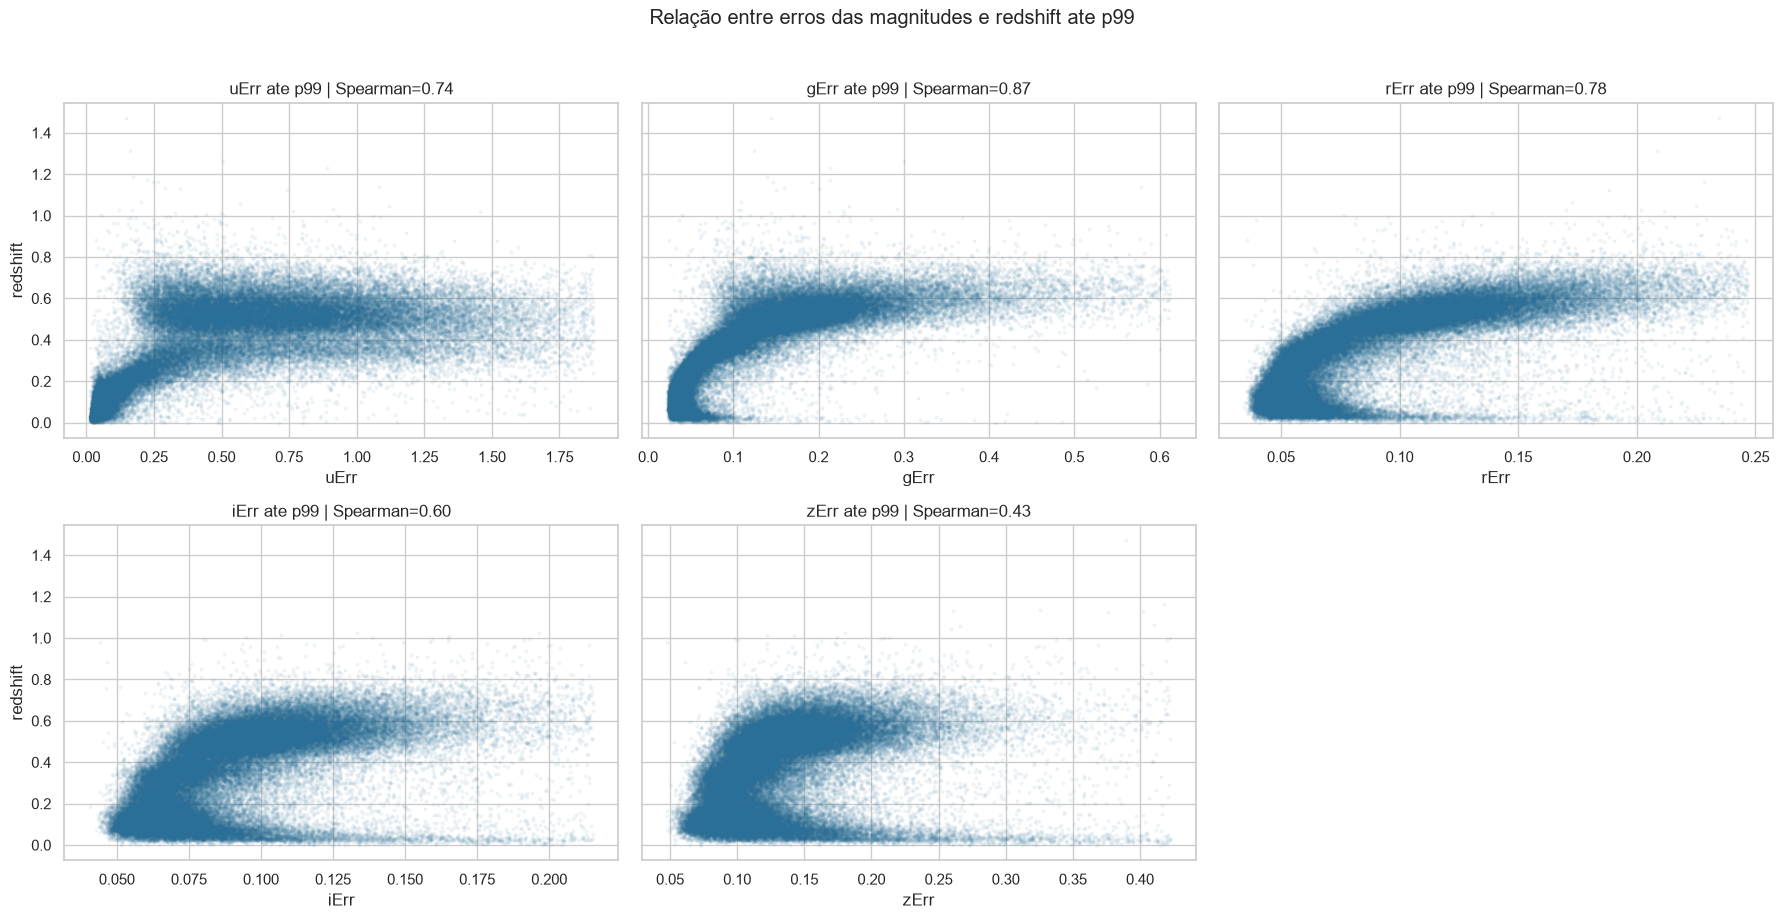
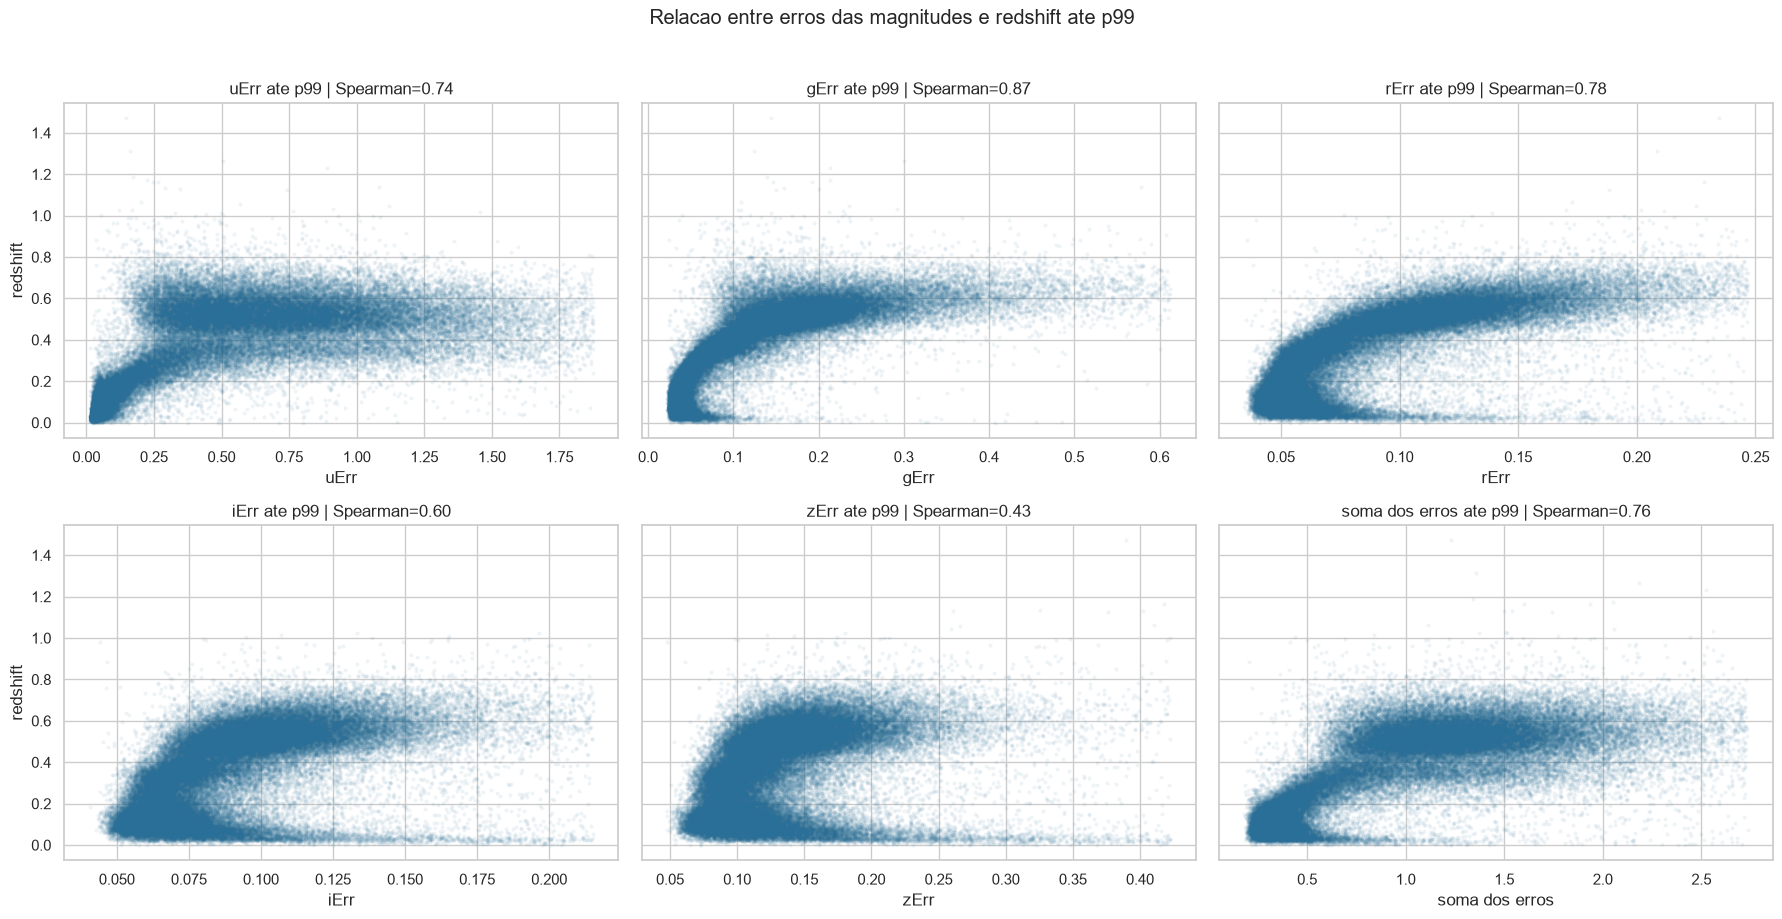
The change to this notebook cell's code, shown as a diff; its figure went from the first image to the second:
--- before
+++ after
@@ -1,10 +1,12 @@
 spearman_by_error = error_redshift_spearman.set_index("erro_magnitude")["spearman_com_redshift"]
+sum_errors = df[err_cols].sum(axis=1)
+sum_errors_spearman = sum_errors.rank().corr(df[target_col].rank())
 
 fig, axes = plt.subplots(2, 3, figsize=(18, 9), sharey=True)
 axes = axes.flatten()
 
-for ax, col in zip(axes, err_cols):
-    upper = df[col].quantile(0.99) # Define o limite superior para o zoom com base no percentil 99 do erro fotométrico da banda atual
-    plot_data = df.loc[df[col] <= upper, [col, target_col]].copy() # Filtra os dados para incluir apenas valores de erro até o percentil 99 para evitar distorções causadas por outliers extremos
+for ax, col in zip(axes[:len(err_cols)], err_cols):
+    upper = df[col].quantile(0.99)
+    plot_data = df.loc[df[col] <= upper, [col, target_col]].copy()
 
     sns.scatterplot(
@@ -22,8 +24,26 @@
     ax.set_ylabel(target_col)
 
-for ax in axes[len(err_cols):]:
-    ax.axis("off")
+sum_errors_p99 = sum_errors.quantile(0.99)
+sum_plot_data = pd.DataFrame({
+    "sum_errors": sum_errors,
+    target_col: df[target_col],
+})
+sum_plot_data = sum_plot_data.loc[sum_plot_data["sum_errors"] <= sum_errors_p99].copy()
 
-plt.suptitle("Relação entre erros das magnitudes e redshift ate p99", y=1.02)
+sns.scatterplot(
+    data=sum_plot_data,
+    x="sum_errors",
+    y=target_col,
+    ax=axes[len(err_cols)],
+    s=8,
+    alpha=0.08,
+    linewidth=0,
+    color="#2a6f97",
+)
+axes[len(err_cols)].set_title(f"soma dos erros ate p99 | Spearman={sum_errors_spearman:.2f}")
+axes[len(err_cols)].set_xlabel("soma dos erros")
+axes[len(err_cols)].set_ylabel(target_col)
+
+plt.suptitle("Relacao entre erros das magnitudes e redshift ate p99", y=1.02)
 plt.tight_layout()
 plt.show()

Commit: Continuando EDA - correlações entre erros e redshifts_2